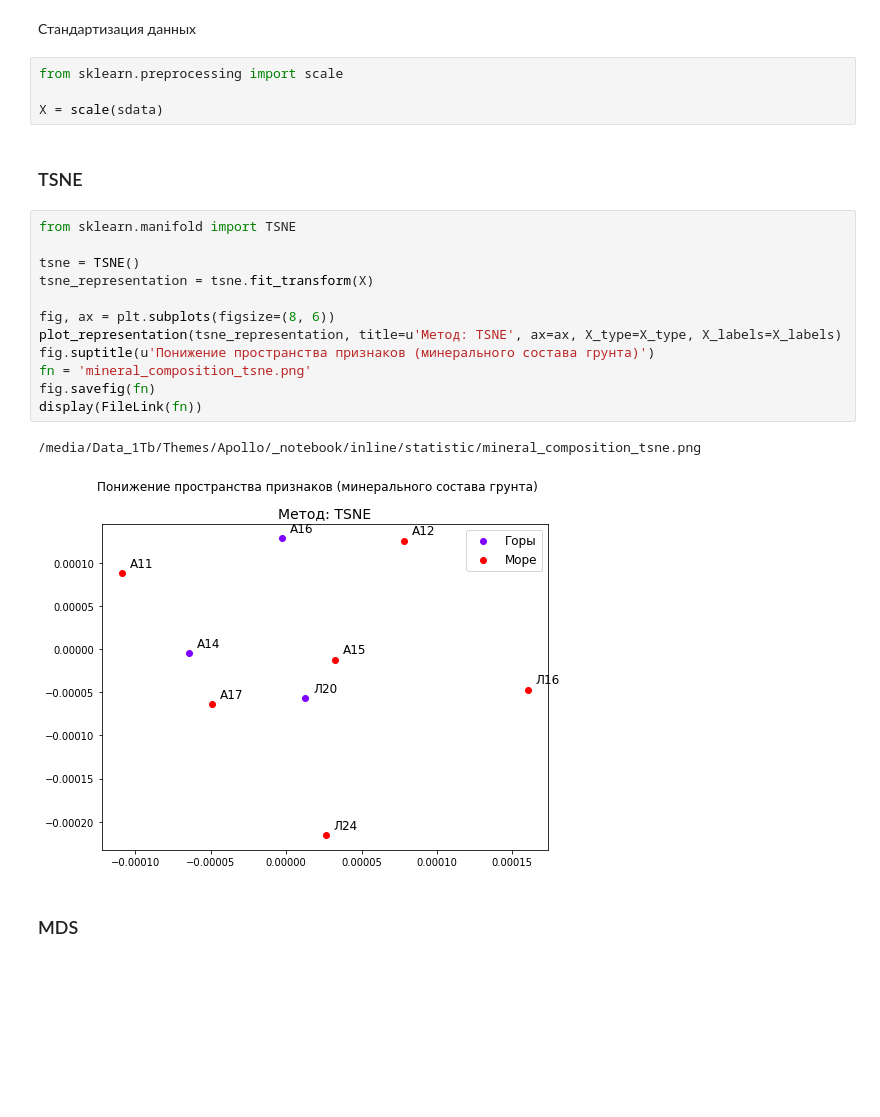
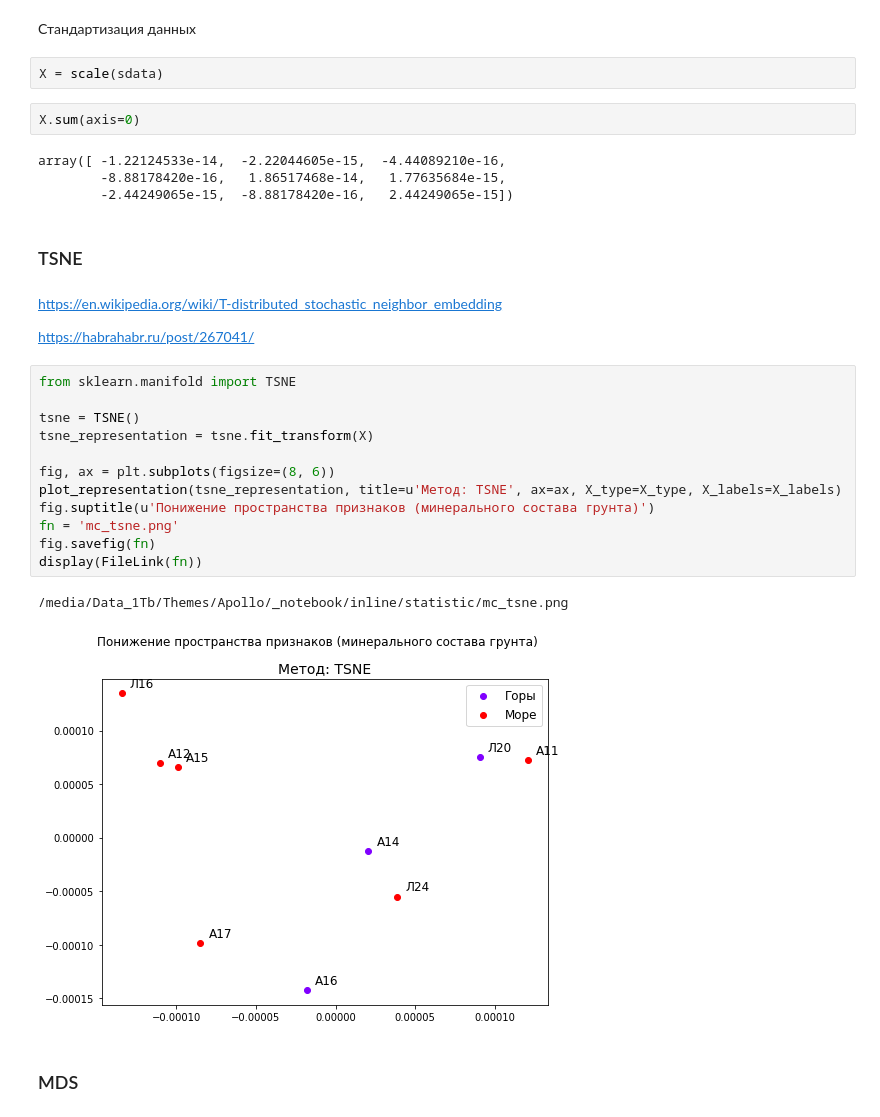
Before and after one commit to normalized2/apollo_glavsu, a Jupyter notebook: statistic/Минеральный состав грунта.ipynb, the cells around one changed output. Drawn from its saved outputs; the diff is of its cells as text; blank space fills up the shorter version.

```diff
--- a/statistic/Минеральный состав грунта.ipynb
+++ b/statistic/Минеральный состав грунта.ipynb
@@ -286,27 +534,35 @@ selected_features = minerals
 sdata = df[selected_features]
 # %% [markdown]
 Стандартизация данных
-# %%
-from sklearn.preprocessing import scale
-
-X = scale(sdata)
+# %%
+X = scale(sdata)
+# %%
+X.sum(axis=0)
+# %% [output]
+array([ -1.22124533e-14,  -2.22044605e-15,  -4.44089210e-16,
+        -8.88178420e-16,   1.86517468e-14,   1.77635684e-15,
+        -2.44249065e-15,  -8.88178420e-16,   2.44249065e-15])
 # %% [markdown]
 ### TSNE
+# %% [markdown]
+https://en.wikipedia.org/wiki/T-distributed_stochastic_neighbor_embedding
+
+https://habrahabr.ru/post/267041/
 # %%
 from sklearn.manifold import TSNE
 
 tsne = TSNE()
 tsne_representation = tsne.fit_transform(X)
 
 fig, ax = plt.subplots(figsize=(8, 6))
 plot_representation(tsne_representation, title=u'Метод: TSNE', ax=ax, X_type=X_type, X_labels=X_labels)
 fig.suptitle(u'Понижение пространства признаков (минерального состава грунта)')
-fn = 'mineral_composition_tsne.png'
+fn = 'mc_tsne.png'
 fig.savefig(fn)
 display(FileLink(fn))
 # %% [output]
-/media/Data_1Tb/Themes/Apollo/_notebook/inline/statistic/mineral_composition_tsne.png
+/media/Data_1Tb/Themes/Apollo/_notebook/inline/statistic/mc_tsne.png
-[figure, old version]
+[figure, new version]
 # %% [markdown]
 ### MDS
 # %%
```
Also changed, not shown: parts of 51 cells of this notebook, 20 other files.
